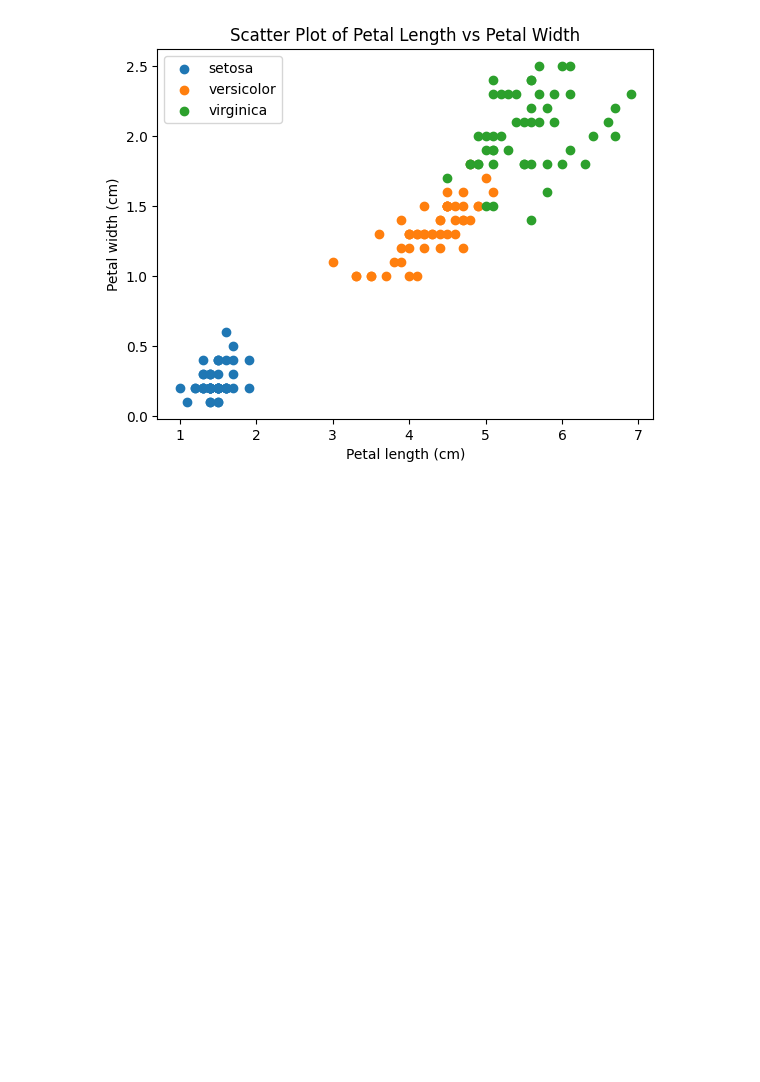
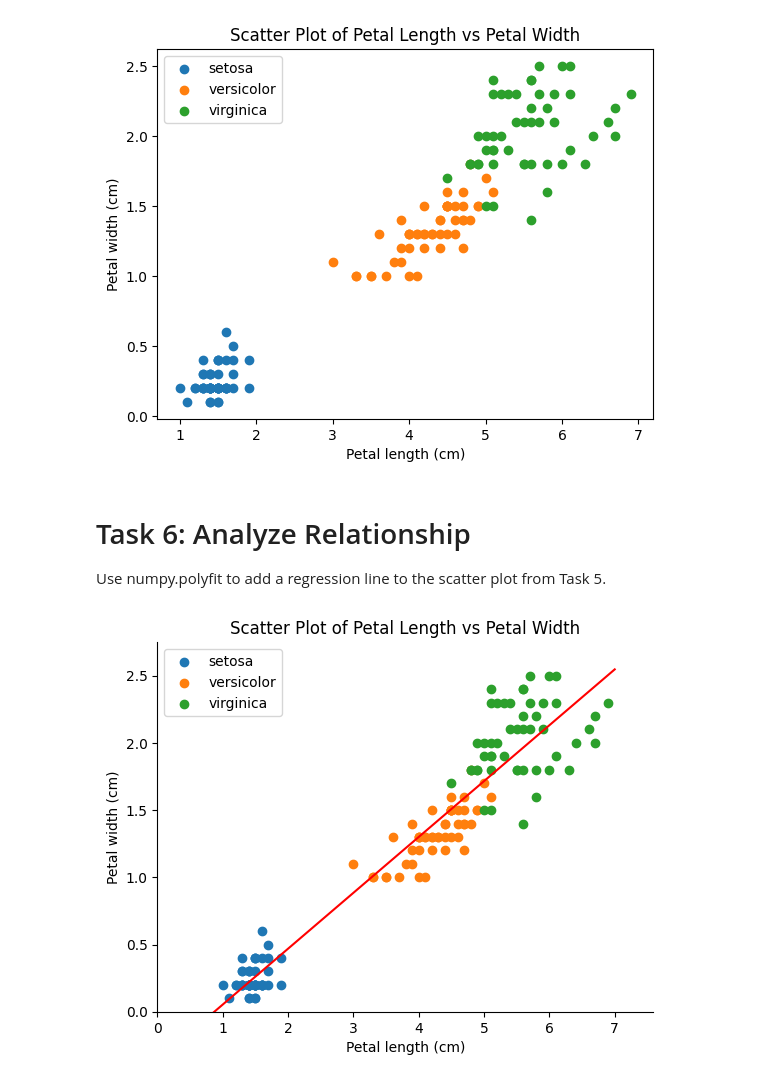
Before and after one commit to aldaszarnauskas/principles_of_data_analytics, a Jupyter notebook: Tasks.ipynb, the cells around one changed output. Saved outputs shown, nothing was run; the diff lists cells and outputs as text; code cells hidden in the pictures; blank space fills up the shorter version.

Commit message:
Task 6 completed

```diff
--- a/Tasks.ipynb
+++ b/Tasks.ipynb
@@ -299,3 +310,60 @@ plt.title("Scatter Plot of Petal Length vs Petal Width")
 plt.show()
 # %% [output]
 [figure]
+# %% [markdown]
+# Task 6: Analyze Relationship
+Use numpy.polyfit to add a regression line to the scatter plot from Task 5.
+# %%
+# Plot three scatter plots for each type
+for name in iris.target_names:
+
+    # Create a temporary df with details for a single type
+    temp_df = df[df["species"] == name]
+
+    # Select x and y cordinates to petal length and width, resptectively
+    x = temp_df["petal_length_cm"]
+    y = temp_df["petal_width_cm"]
+
+    # Plot a scatter plot with previously defined cordinates and
+    # use type name as the label of the legend
+    plt.scatter(x, y, label=name)
+
+
+# Set the x and y cordinates to petal length and width, resptectively
+x = df["petal_length_cm"]
+y = df["petal_width_cm"]
+
+# Create the cordinates of the regression line using np.polyfit and np.poly1d functions
+z = np.polyfit(x, y, 1)
+p = np.poly1d(z)
+
+# Create a dataset with hundred values that range between 0 and 7
+xp = np.linspace(0, 7, 100)
+# Plot the regression line
+_ = plt.plot(xp, p(xp), color='red')
+
+# Set the limits for the x and y axes where the bottom limit is 0 for both axes
+# and the highest value is the largest cordinate + 10% of it.
+plt.ylim(0, (y.max() + (y.max()*.1)))
+plt.xlim(0, (x.max() + (x.max()*.1)))
+
+# Store type names in a list
+target_names = iris.target_names.tolist()
+
+# Set a legend
+plt.legend(target_names)
+
+# Name x and y axes and set the title of the plot
+plt.xlabel("Petal length (cm)")
+plt.ylabel("Petal width (cm)")
+plt.title("Scatter Plot of Petal Length vs Petal Width")
+
+# Remove only right and top frames from plot
+plt.rcParams['axes.spines.left'] = True
+plt.rcParams['axes.spines.right'] = False
+plt.rcParams['axes.spines.top'] = False
+plt.rcParams['axes.spines.bottom'] = True
+
+plt.show()
+# %% [output]
+[figure, added]
```
Also changed, not shown: parts of 7 cells of this notebook.
